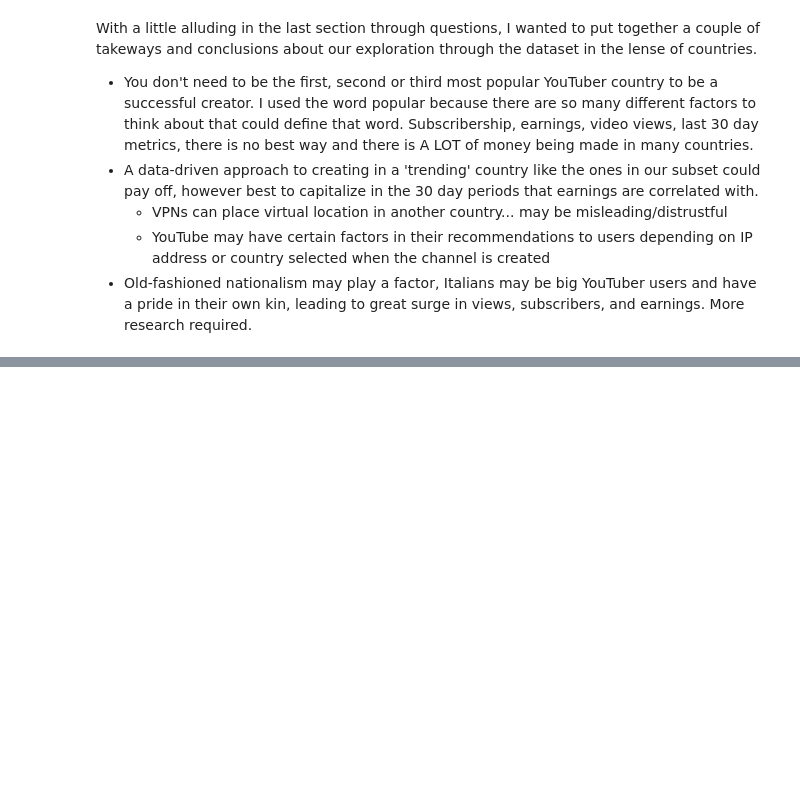
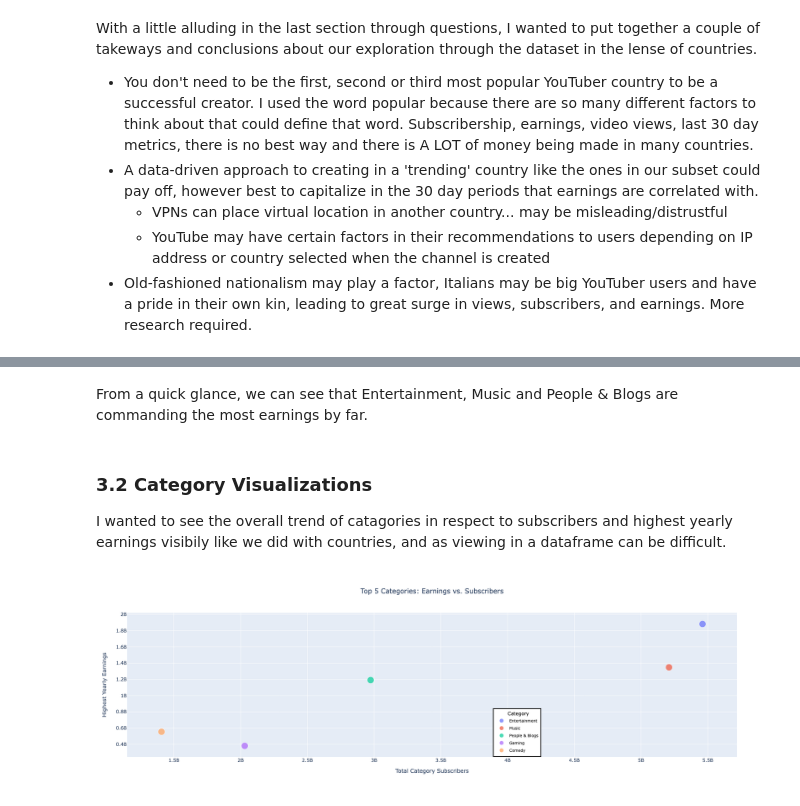
Before and after one commit to briangdrewes/youtuber-analysis, a Jupyter notebook: be_a_youtube_mrbeast.ipynb, the cells around one changed output, grey strips where cells are left out. Saved outputs shown, nothing was run; the diff lists cells and outputs as text; code cells hidden in the pictures; blank space fills up the shorter version.

```diff
--- a/be_a_youtube_mrbeast.ipynb
+++ b/be_a_youtube_mrbeast.ipynb
@@ -368,0 +372,5 @@ With a little alluding in the last section through questions, I wanted to put to
+# %%
+categorydf = df.groupby('category').sum().sort_values('highest_yearly_earnings',ascending=False)
+subcatdf = categorydf.sort_values('subscribers',ascending=False).head(5)
+subcatdf['sizer']=1
+categorydf.head()
@@ -368,0 +386,26 @@ With a little alluding in the last section through questions, I wanted to put to
+# %% [markdown]
+From a quick glance, we can see that Entertainment, Music and People & Blogs are commanding the most earnings by far.
+# %% [markdown]
+### 3.2 Category Visualizations
+
+I wanted to see the overall trend of catagories in respect to subscribers and highest yearly earnings visibily like we did with countries, and as viewing in a dataframe can be difficult.
+# %%
+px.scatter(subcatdf, x='subscribers', y='highest_yearly_earnings', size = 'sizer', size_max = 12.5,color=subcatdf.index,#text=subcatdf.index,
+           labels = {'subscribers': 'Total Category Subscribers',
+                          'highest_yearly_earnings': 'Highest Yearly Earnings'},
+                     title ='Top 5 Categories: Earnings vs. Subscribers').update_layout(
+                                                                                autosize=False, height=550, width=600).update_traces(textposition='top left').update_layout(title_x=0.5,
+                                                                                autosize=False, height=550, width=500).update_layout(
+        legend_title="        Category", legend=dict(
+        x=.6,
+        y=0,
+        font=dict(
+        size=10,
+        color="black"
+        ),
+        bgcolor="White",
+        bordercolor="Black",
+        borderwidth=2
+    ))
+# %% [output]
+[figure, added]
```
Also changed, not shown: parts of 43 cells of this notebook.
